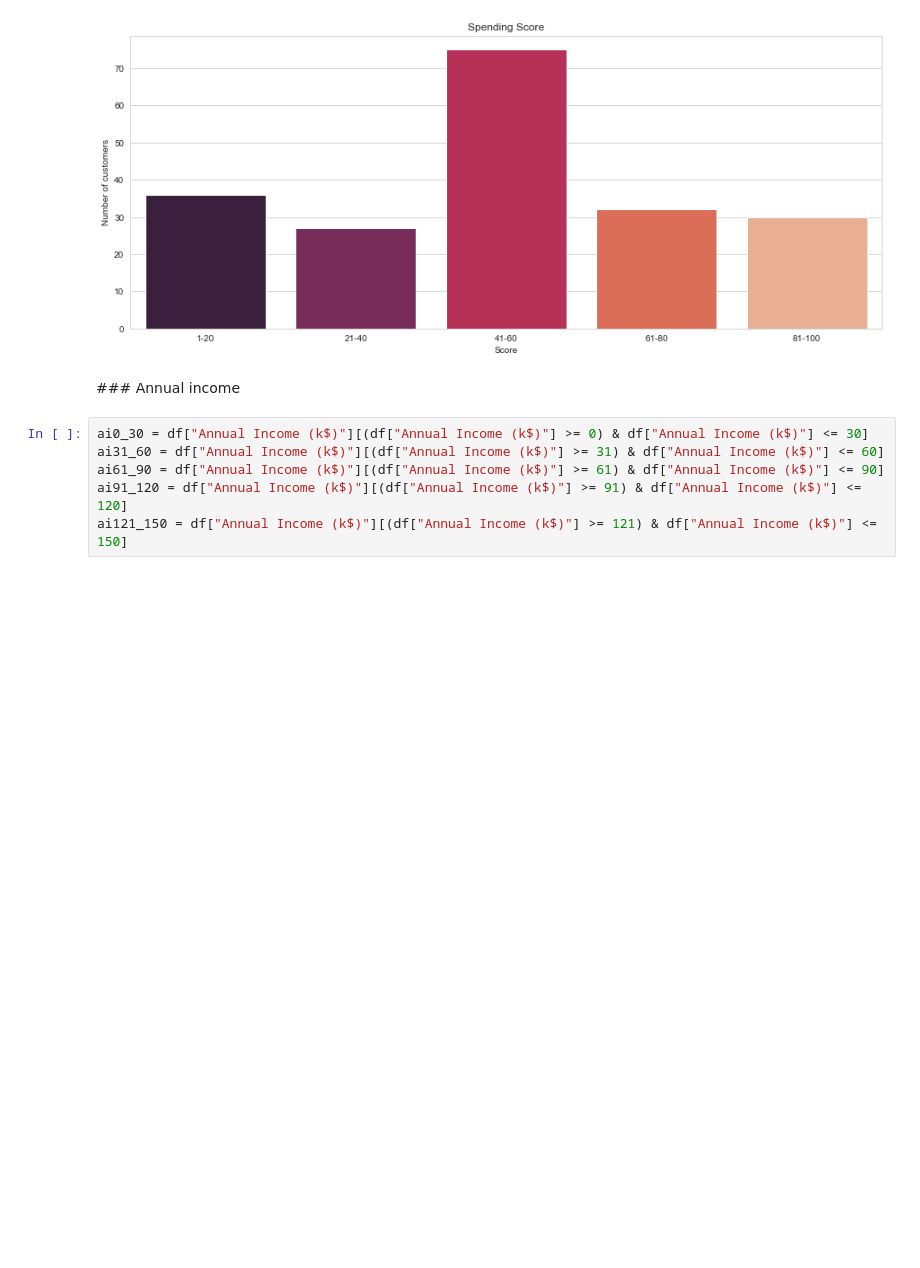
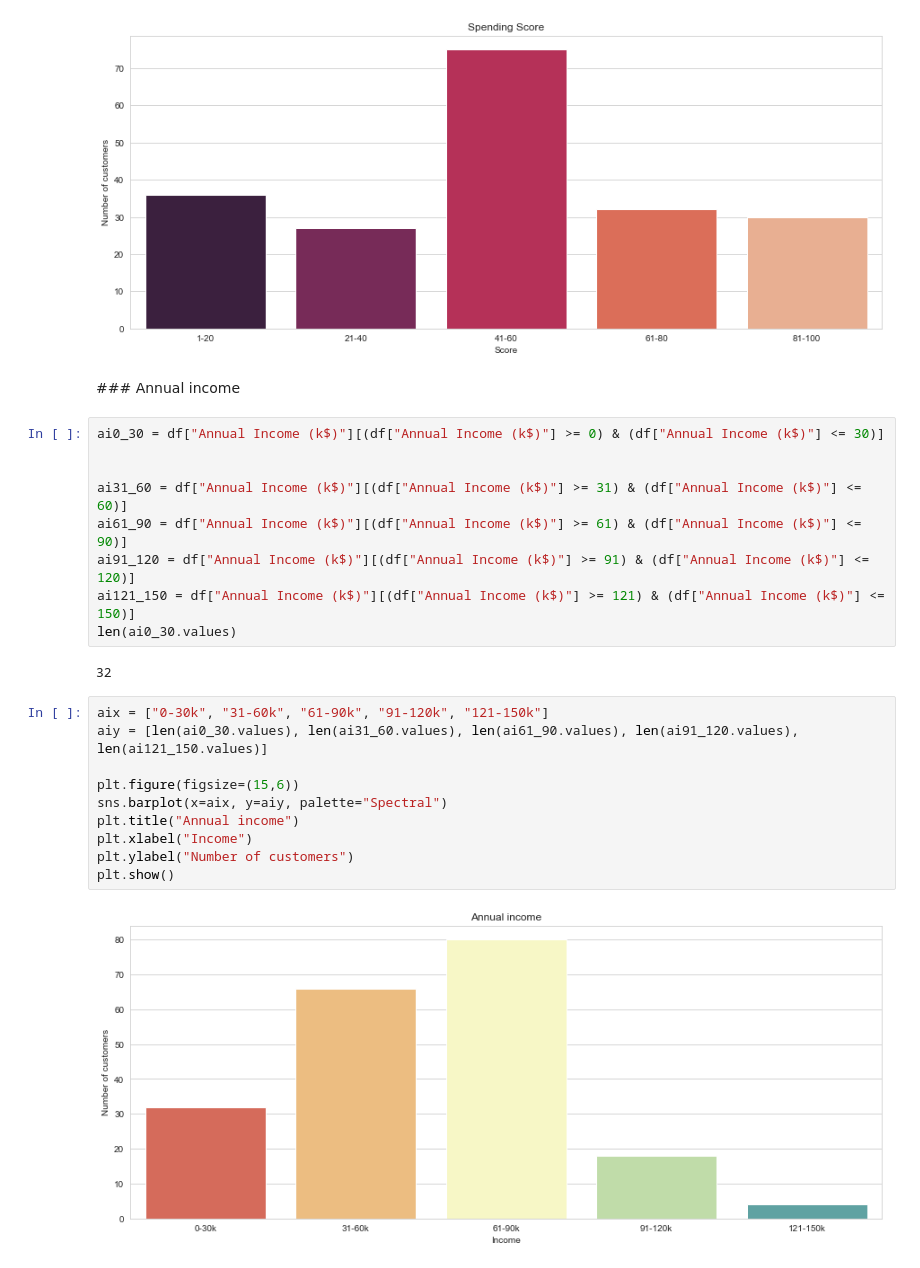
Before and after one commit to mlyngholm/mall, a Jupyter notebook: Customer segmentation.ipynb, the cells around one changed output. Drawn from its saved outputs; the diff is of its cells as text; blank space fills up the shorter version.

Commit message:
Correct annual income group

```diff
--- a/Customer segmentation.ipynb
+++ b/Customer segmentation.ipynb
@@ -171,8 +171,25 @@ plt.show()
 # %% [markdown]
 ### Annual income
 # %%
-ai0_30 = df["Annual Income (k$)"][(df["Annual Income (k$)"] >= 0) & df["Annual Income (k$)"] <= 30]
-ai31_60 = df["Annual Income (k$)"][(df["Annual Income (k$)"] >= 31) & df["Annual Income (k$)"] <= 60]
-ai61_90 = df["Annual Income (k$)"][(df["Annual Income (k$)"] >= 61) & df["Annual Income (k$)"] <= 90]
-ai91_120 = df["Annual Income (k$)"][(df["Annual Income (k$)"] >= 91) & df["Annual Income (k$)"] <= 120]
-ai121_150 = df["Annual Income (k$)"][(df["Annual Income (k$)"] >= 121) & df["Annual Income (k$)"] <= 150]
+ai0_30 = df["Annual Income (k$)"][(df["Annual Income (k$)"] >= 0) & (df["Annual Income (k$)"] <= 30)]
+
+
+ai31_60 = df["Annual Income (k$)"][(df["Annual Income (k$)"] >= 31) & (df["Annual Income (k$)"] <= 60)]
+ai61_90 = df["Annual Income (k$)"][(df["Annual Income (k$)"] >= 61) & (df["Annual Income (k$)"] <= 90)]
+ai91_120 = df["Annual Income (k$)"][(df["Annual Income (k$)"] >= 91) & (df["Annual Income (k$)"] <= 120)]
+ai121_150 = df["Annual Income (k$)"][(df["Annual Income (k$)"] >= 121) & (df["Annual Income (k$)"] <= 150)]
+len(ai0_30.values)
+# %% [output]
+32
+# %%
+aix = ["0-30k", "31-60k", "61-90k", "91-120k", "121-150k"]
+aiy = [len(ai0_30.values), len(ai31_60.values), len(ai61_90.values), len(ai91_120.values), len(ai121_150.values)]
+
+plt.figure(figsize=(15,6))
+sns.barplot(x=aix, y=aiy, palette="Spectral")
+plt.title("Annual income")
+plt.xlabel("Income")
+plt.ylabel("Number of customers")
+plt.show()
+# %% [output]
+[figure, added]
```
